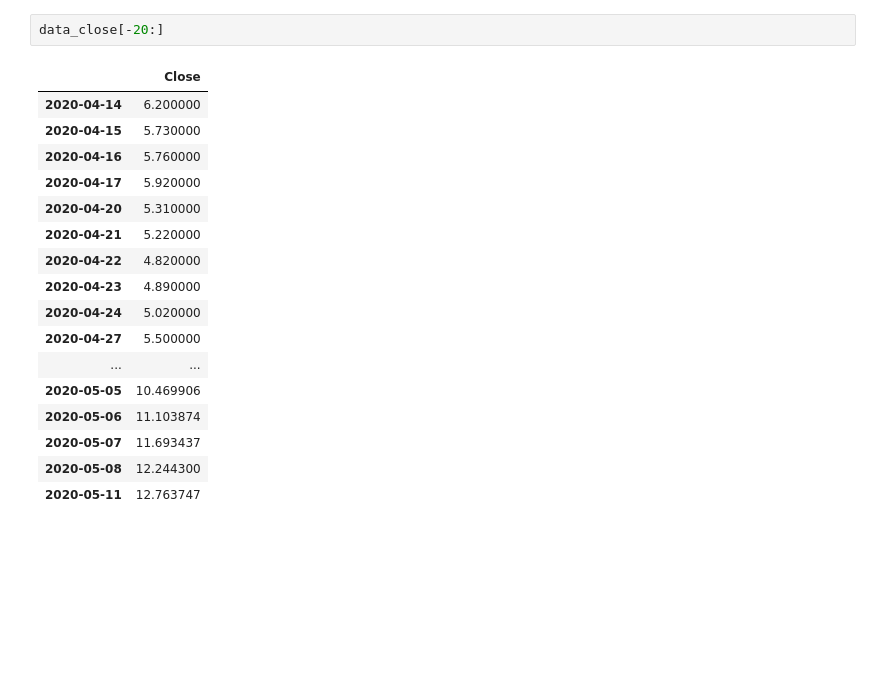
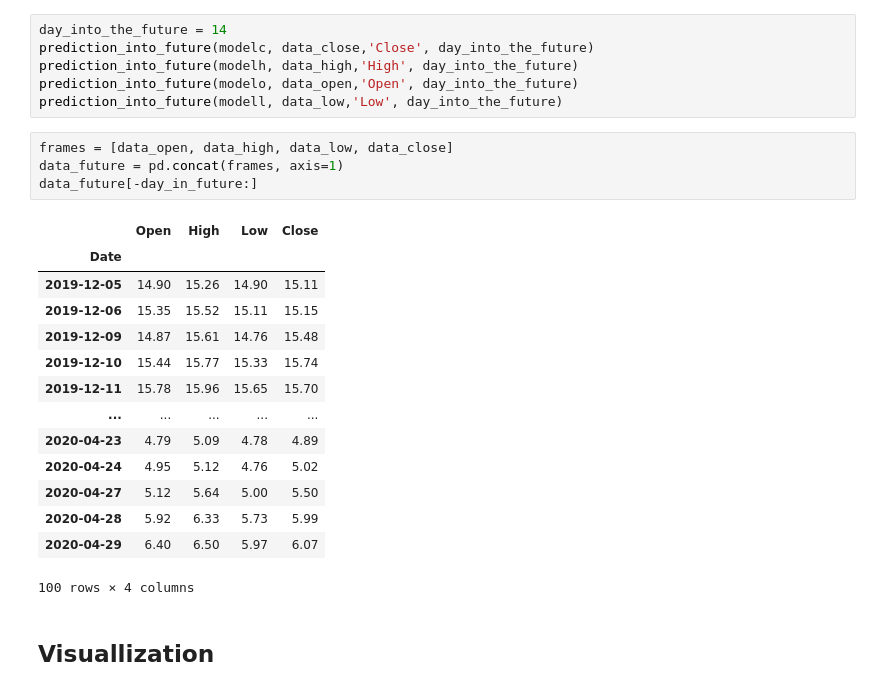
Before and after one commit to uegn/Yatogami7618, a Jupyter notebook: Stock_LSTM_future_time.ipynb, the cells around one changed output. Saved outputs shown, nothing was run; the diff lists cells and outputs as text; blank space fills up the shorter version.

```diff
--- a/Stock_LSTM_future_time.ipynb
+++ b/Stock_LSTM_future_time.ipynb
@@ -100,20 +318,27 @@ for i in range(day_in_future):
-# %%
-data_close[-20:]
-# %% [output]
-|  | Close |
-| 2020-04-14 | 6.200000 |
-| 2020-04-15 | 5.730000 |
-| 2020-04-16 | 5.760000 |
-| 2020-04-17 | 5.920000 |
-| 2020-04-20 | 5.310000 |
-| 2020-04-21 | 5.220000 |
-| 2020-04-22 | 4.820000 |
-| 2020-04-23 | 4.890000 |
-| 2020-04-24 | 5.020000 |
-| 2020-04-27 | 5.500000 |
-| ... | ... |
-| 2020-05-05 | 10.469906 |
-| 2020-05-06 | 11.103874 |
-| 2020-05-07 | 11.693437 |
-| 2020-05-08 | 12.244300 |
-| 2020-05-11 | 12.763747 |
+# %%
+day_into_the_future = 14
+prediction_into_future(modelc, data_close,'Close', day_into_the_future)
+prediction_into_future(modelh, data_high,'High', day_into_the_future)
+prediction_into_future(modelo, data_open,'Open', day_into_the_future)
+prediction_into_future(modell, data_low,'Low', day_into_the_future)
+# %%
+frames = [data_open, data_high, data_low, data_close]
+data_future = pd.concat(frames, axis=1)
+data_future[-day_in_future:]
+# %% [output]
+|  | Open | High | Low | Close |
+| Date |  |  |  |  |
+| 2019-12-05 | 14.90 | 15.26 | 14.90 | 15.11 |
+| 2019-12-06 | 15.35 | 15.52 | 15.11 | 15.15 |
+| 2019-12-09 | 14.87 | 15.61 | 14.76 | 15.48 |
+| 2019-12-10 | 15.44 | 15.77 | 15.33 | 15.74 |
+| 2019-12-11 | 15.78 | 15.96 | 15.65 | 15.70 |
+| ... | ... | ... | ... | ... |
+| 2020-04-23 | 4.79 | 5.09 | 4.78 | 4.89 |
+| 2020-04-24 | 4.95 | 5.12 | 4.76 | 5.02 |
+| 2020-04-27 | 5.12 | 5.64 | 5.00 | 5.50 |
+| 2020-04-28 | 5.92 | 6.33 | 5.73 | 5.99 |
+| 2020-04-29 | 6.40 | 6.50 | 5.97 | 6.07 |
+100 rows × 4 columns
+# %% [markdown]
+## Visuallization
```
Also changed, not shown: parts of 20 cells of this notebook.
